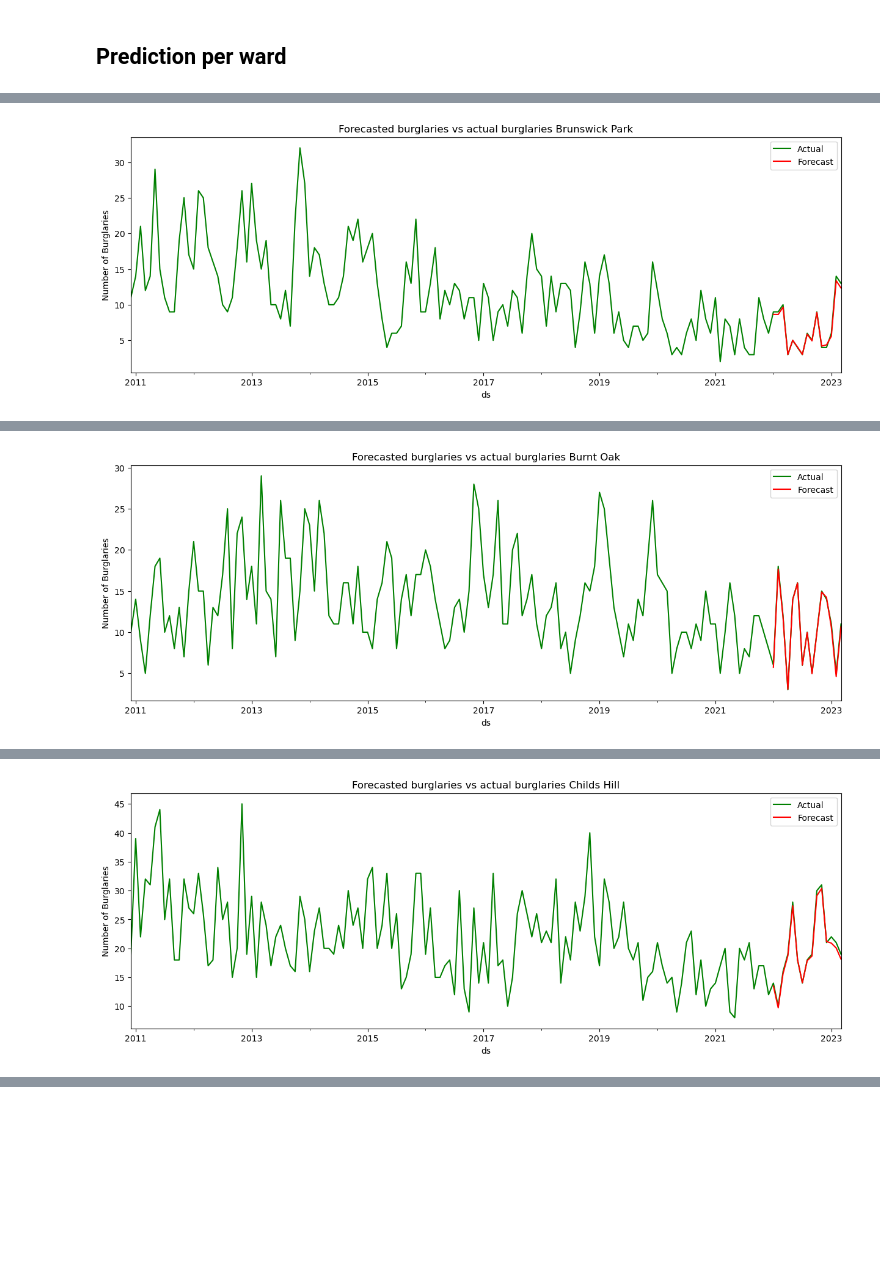
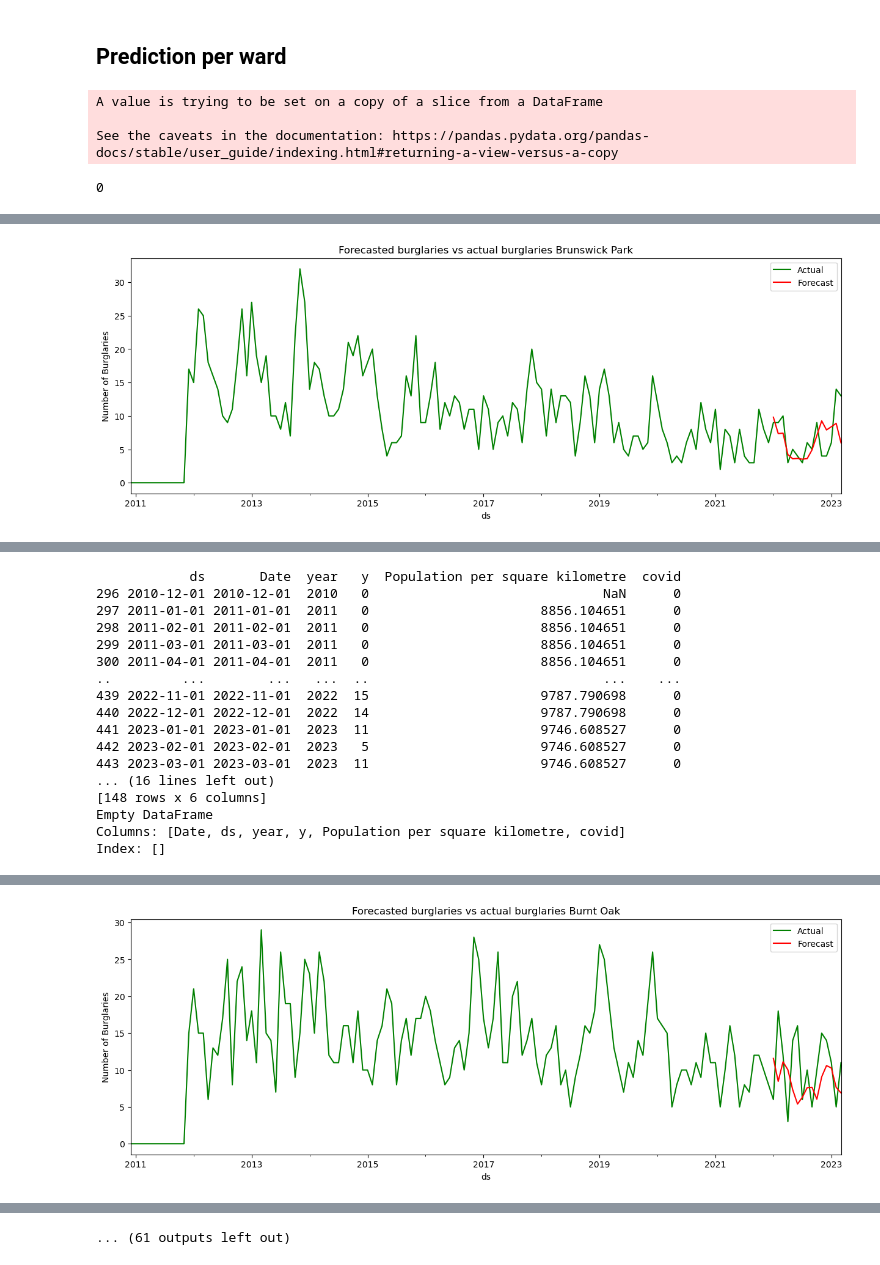
Before and after one commit to isavgt/JBG050-group11, a Jupyter notebook: forecast_prophet.ipynb, the cells around one changed output, grey strips where cells are left out. Cells and saved outputs as stored; diff of their text form; code cells hidden in the pictures; blank space fills up the shorter version.

Commit message:
fixed too good model

```diff
--- a/forecast_prophet.ipynb
+++ b/forecast_prophet.ipynb
@@ -132,23 +133,32 @@ R2 0.5679823317288297
 # %%
 # Create the dataframe
 file =  pd.read_csv('C:/Users/20203697/Downloads/filtered_df_utility_cols.csv')
-df_per_ward= file.sort_values(['Year','Month num'],ascending=False).groupby(['Ward', 'Year', 'Month num']).count()
-
-# Create a dataframe with the wanted dates
-dates = pd.date_range(start='12/1/2010', end='3/1/2023', freq='MS').to_frame()
+populations = file[['Population per square kilometre', 'Month num', 'Year', 'Ward']].rename(columns = {'Month num': 'month', 'Year': 'year'}).drop_duplicates()
+df_per_ward= file.sort_values(['Year','Month num'],ascending=False).groupby(['Ward', 'Year', 'Month num'])['Crime ID'].count()
 df_per_ward = df_per_ward.reset_index()
 
-# Specify columns: ds, y, Date, covid
+
+ # Create a dataframe with the wanted dates
+dates = pd.date_range(start='12/1/2010', end='3/1/2023', freq='MS').to_frame()
+
+
+# # Specify columns: ds, y, Date, covid
 df_per_ward['day'] = 1
-df_per_ward = df_per_ward.reset_index()
-df_per_ward['y'] = df_per_ward['Crime type']
-df_per_ward = df_per_ward.rename(columns={'Month num': 'month', 'Year': 'year'})
+df_per_ward = df_per_ward.rename(columns = {"Crime ID":"y", 'Month num': 'month', 'Year': 'year'})
 df_per_ward['ds'] = pd.to_datetime(df_per_ward[['year', 'month', 'day']])
-df_per_ward['Date'] = df_per_ward['ds']
 df_per_ward['covid']  = 0
-df_per_ward['covid'][((df_per_ward['year']==2020) & (df_per_ward['month']>2)) | ((df_per_ward['year']==2021)& (df_per_ward['month']<6))]
+df_per_ward['covid'][((df_per_ward['year']==2020) & (df_per_ward['month']>2)) | ((df_per_ward['year']==2021)& (df_per_ward['month']<6))] = 1
 dates['Date'] = dates[0]
 dates = dates[['Date']]
+
+df_per_ward = df_per_ward.merge(populations, on = ['month','year', 'Ward'], how = 'left')
+
+df_per_ward['covid'].isnull().sum()
+# %% [output]
+A value is trying to be set on a copy of a slice from a DataFrame
+
+See the caveats in the documentation: https://pandas.pydata.org/pandas-docs/stable/user_guide/indexing.html#returning-a-view-versus-a-copy
+0
 # %%
 # Create a dataframe with the wanted dates
 dates = pd.date_range(start='12/1/2010', end='3/1/2023', freq='MS').to_frame()
@@ -173,16 +183,24 @@ for ward in wards:
        # Select data of ward
        df_ward = df_per_ward[df_per_ward['Ward']==ward]
        df_ward = df_ward[['ds', 'Date', 'year', 'y', 'Population per square kilometre','covid']]
+       print(df_ward)
        # Merge with all dates to have a consistent dataframe
        df_ward = pd.merge(dates, df_ward, how="left", on='Date')
        df_ward['ds'] = df_ward['Date']
        df_ward['y'] = df_ward['y'].fillna(0)
-       df_ward = df_ward.fillna(df_ward.mean())
+       mean_population = df_ward['Population per square kilometre'].mean()
+       print(mean_population)
+       df_ward['Population per square kilometre'].fillna(mean_population, inplace=True)
+       df_ward['covid'].fillna(0, inplace=True)
+       print(df_ward)
        df_ward['year'] = pd.DatetimeIndex(df_ward['Date']).year
        train_ward = df_ward[df_ward['year']<(training_upto+1)]
        test_ward = df_ward[(df_ward['year']>training_upto)]
-       best_model = Prophet(seasonality_mode= 'additive', changepoint_prior_scale= 15, seasonality_prior_scale= 15, holidays_prior_scale= 30, holidays= holiday)
-       best_model.add_regressor('Population per square kilometre')
+       print(train_ward[train_ward['covid'].isnull()])
+       best_model = Prophet(seasonality_mode= 'additive', changepoint_prior_scale= 10, seasonality_prior_scale= 30, holidays_prior_scale= 30, holidays= holiday)
+       if not math.isnan(mean_population):
+              best_model.add_regressor('Population per square kilometre')
+       best_model.add_regressor('covid')
        best_model.fit(train_ward)
        future_dates = best_model.make_future_dataframe(periods=forecast_upto, freq='MS')
        future_dates = pd.merge(future_dates, df_ward, how="left", on='ds')
@@ -202,6 +220,7 @@ for ward in wards:
        plt.title(title)
        plt.show()
 
+
 print("Mean MAE", np.mean(mae))
 print("MAES", mae)
 print("MSES", mse)
@@ -220 +268 @@ DataFrame.mean and DataFrame.median with numeric_only=None will include datetime
-[figure, old version]
+[figure, new version]
@@ -224,0 +269,17 @@ DataFrame.mean and DataFrame.median with numeric_only=None will include datetime
+            ds       Date  year   y  Population per square kilometre  covid
+296 2010-12-01 2010-12-01  2010   0                              NaN      0
+297 2011-01-01 2011-01-01  2011   0                      8856.104651      0
+298 2011-02-01 2011-02-01  2011   0                      8856.104651      0
+299 2011-03-01 2011-03-01  2011   0                      8856.104651      0
+300 2011-04-01 2011-04-01  2011   0                      8856.104651      0
+..         ...        ...   ...  ..                              ...    ...
+439 2022-11-01 2022-11-01  2022  15                      9787.790698      0
+440 2022-12-01 2022-12-01  2022  14                      9787.790698      0
+441 2023-01-01 2023-01-01  2023  11                      9746.608527      0
+442 2023-02-01 2023-02-01  2023   5                      9746.608527      0
+443 2023-03-01 2023-03-01  2023  11                      9746.608527      0
+... (16 lines left out)
+[148 rows x 6 columns]
+Empty DataFrame
+Columns: [Date, ds, year, y, Population per square kilometre, covid]
+Index: []
@@ -225 +288 @@ DataFrame.mean and DataFrame.median with numeric_only=None will include datetime
-[figure, old version]
+[figure, new version]
@@ -230 +288,0 @@ DataFrame.mean and DataFrame.median with numeric_only=None will include datetime
-[figure, old version]
@@ -240,0 +309 @@ DataFrame.mean and DataFrame.median with numeric_only=None will include datetime
+... (61 outputs left out)
```
Also changed, not shown: parts of 2 cells of this notebook.
